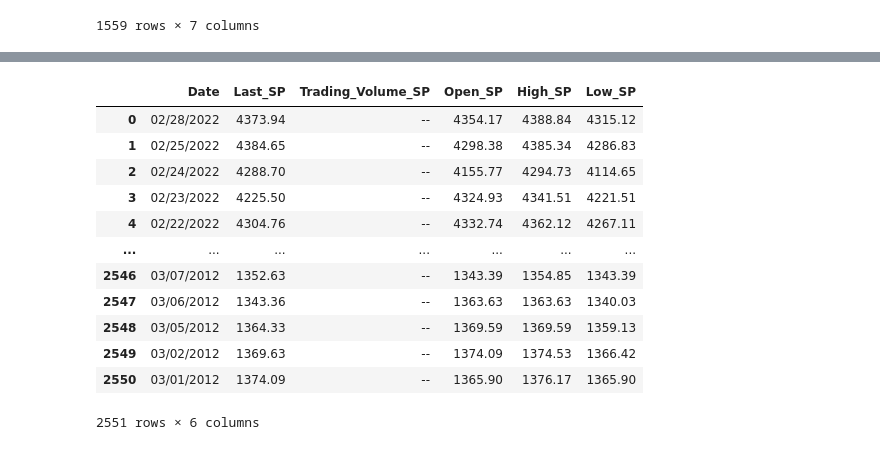
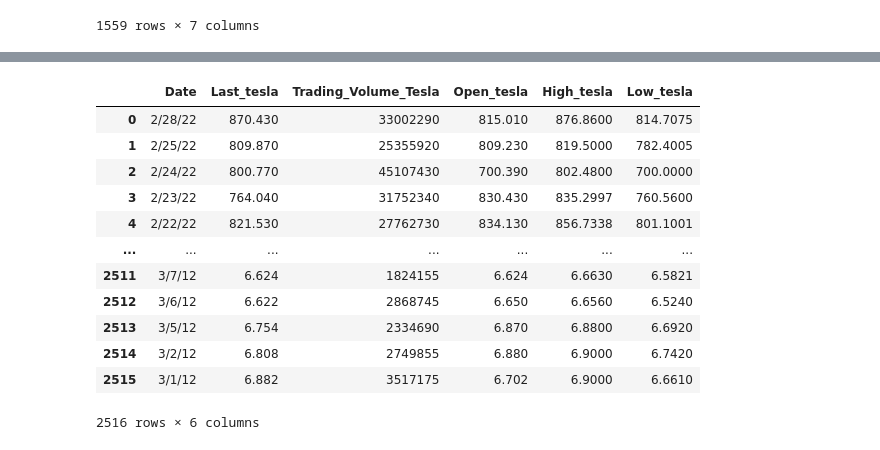
Before and after one commit to RojaReddy329/MachineLearningProject, a Jupyter notebook: ProjectNotebook.ipynb, the cells around one changed output, grey strips where cells are left out. Saved outputs shown, nothing was run; the diff lists cells and outputs as text; code cells hidden in the pictures.

```diff
--- a/ProjectNotebook.ipynb
+++ b/ProjectNotebook.ipynb
@@ -45,30 +50,31 @@ bitcoin_df
 # %%
 #Reading tesla,gold and S&P
 tesla_df = pd.read_csv('Datasets/Tesla.csv')
 tesla_df = tesla_df.rename(columns={"Close/Last": "Last_tesla","Volume":"Trading_Volume_Tesla","Open": "Open_tesla","High": "High_tesla","Low": "Low_tesla"})
 
 
 gold_df = pd.read_csv('Datasets/Gold.csv')
 gold_df = gold_df.rename(columns={"Close/Last": "Last_gold","Volume":"Trading_Volume_Gold","Open": "Open_gold","High": "High_gold","Low": "Low_gold"})
 
 
 sp_df = pd.read_csv('Datasets/SP500.csv')
 sp_df = sp_df.rename(columns={"Close/Last": "Last_SP","Volume":"Trading_Volume_SP","Open": "Open_SP","High": "High_SP","Low": "Low_SP"})
 sp_df
+tesla_df
 # %% [output]
-|  | Date | Last_SP | Trading_Volume_SP | Open_SP | High_SP | Low_SP |
-| 0 | 02/28/2022 | 4373.94 | -- | 4354.17 | 4388.84 | 4315.12 |
-| 1 | 02/25/2022 | 4384.65 | -- | 4298.38 | 4385.34 | 4286.83 |
-| 2 | 02/24/2022 | 4288.70 | -- | 4155.77 | 4294.73 | 4114.65 |
-| 3 | 02/23/2022 | 4225.50 | -- | 4324.93 | 4341.51 | 4221.51 |
-| 4 | 02/22/2022 | 4304.76 | -- | 4332.74 | 4362.12 | 4267.11 |
+|  | Date | Last_tesla | Trading_Volume_Tesla | Open_tesla | High_tesla | Low_tesla |
+| 0 | 2/28/22 | 870.430 | 33002290 | 815.010 | 876.8600 | 814.7075 |
+| 1 | 2/25/22 | 809.870 | 25355920 | 809.230 | 819.5000 | 782.4005 |
+| 2 | 2/24/22 | 800.770 | 45107430 | 700.390 | 802.4800 | 700.0000 |
+| 3 | 2/23/22 | 764.040 | 31752340 | 830.430 | 835.2997 | 760.5600 |
+| 4 | 2/22/22 | 821.530 | 27762730 | 834.130 | 856.7338 | 801.1001 |
 | ... | ... | ... | ... | ... | ... | ... |
-| 2546 | 03/07/2012 | 1352.63 | -- | 1343.39 | 1354.85 | 1343.39 |
-| 2547 | 03/06/2012 | 1343.36 | -- | 1363.63 | 1363.63 | 1340.03 |
-| 2548 | 03/05/2012 | 1364.33 | -- | 1369.59 | 1369.59 | 1359.13 |
-| 2549 | 03/02/2012 | 1369.63 | -- | 1374.09 | 1374.53 | 1366.42 |
-| 2550 | 03/01/2012 | 1374.09 | -- | 1365.90 | 1376.17 | 1365.90 |
+| 2511 | 3/7/12 | 6.624 | 1824155 | 6.624 | 6.6630 | 6.5821 |
+| 2512 | 3/6/12 | 6.622 | 2868745 | 6.650 | 6.6560 | 6.5240 |
+| 2513 | 3/5/12 | 6.754 | 2334690 | 6.870 | 6.8800 | 6.6920 |
+| 2514 | 3/2/12 | 6.808 | 2749855 | 6.880 | 6.9000 | 6.7420 |
+| 2515 | 3/1/12 | 6.882 | 3517175 | 6.702 | 6.9000 | 6.6610 |
-2551 rows × 6 columns
+2516 rows × 6 columns
 # %%
 #rename columns
 eth_df = eth_df.rename(columns ={"Price": "Last_eth","Open": "Open_eth","High": "High_eth","Low": "Low_eth"})
```
Also changed, not shown: parts of 7 cells of this notebook, 5 other files.
